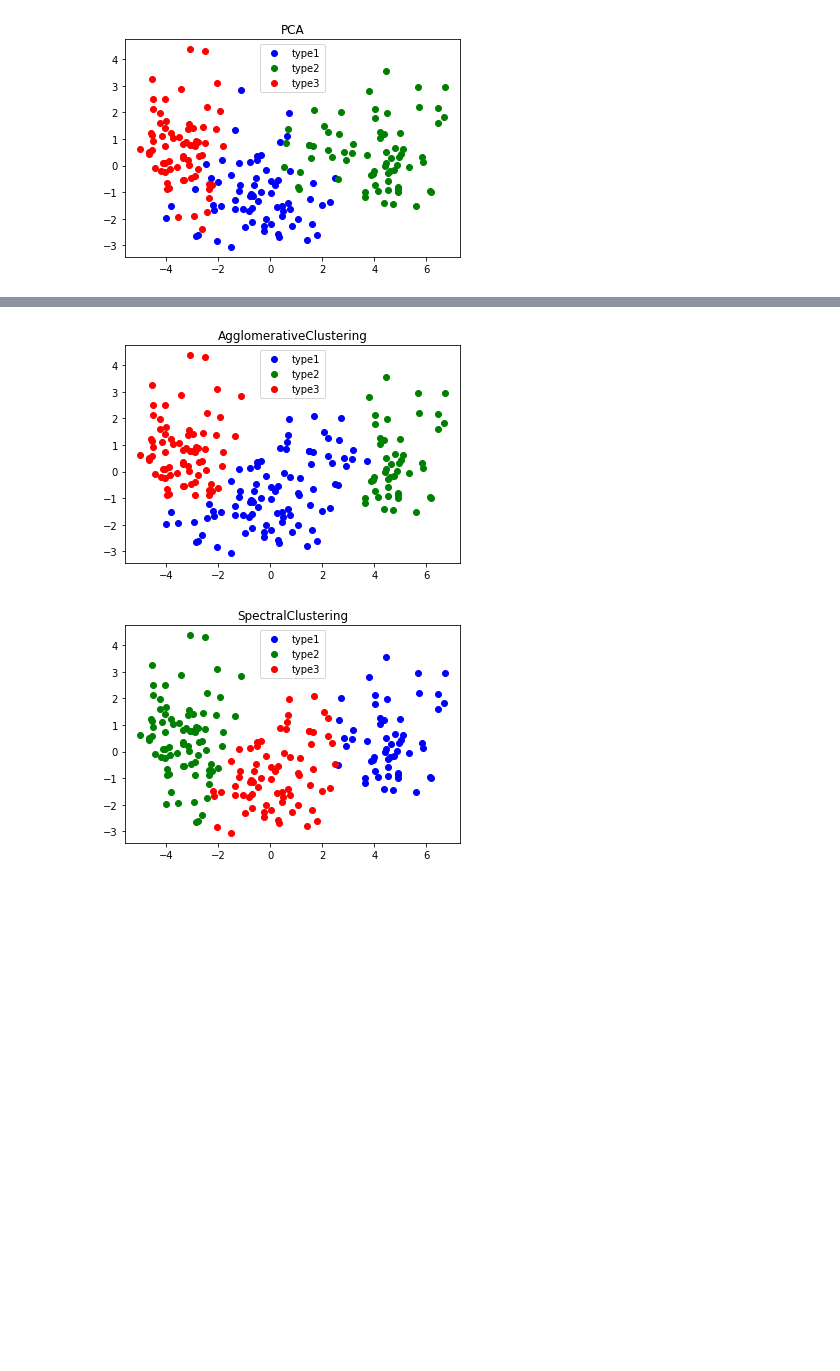
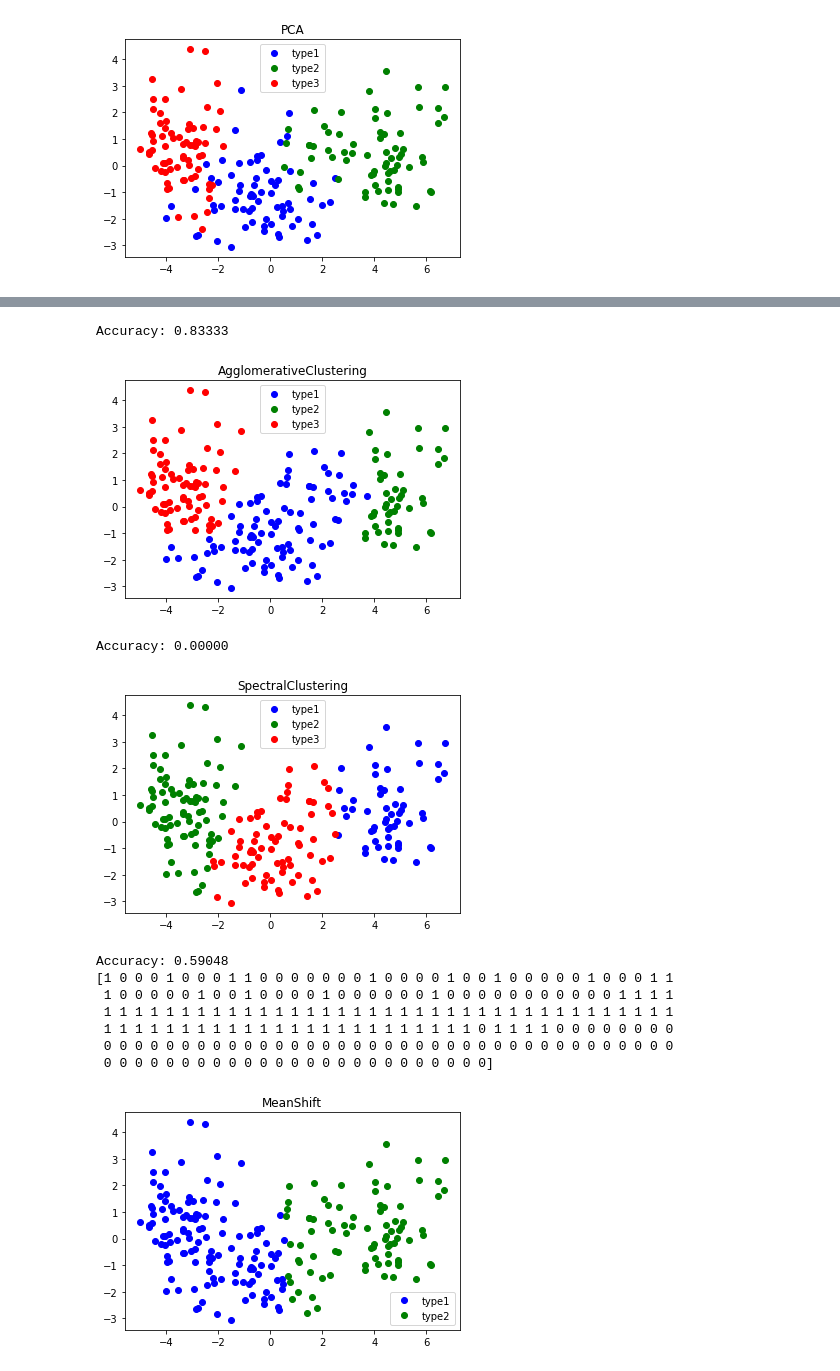
Before and after one commit to mhendlich/ml, a Jupyter notebook: ml_course_en/assignments/Assignment 05. Unsupervised_learning.ipynb, the cells around one changed output, grey strips where cells are left out. Cells and saved outputs as stored; diff of their text form; code cells hidden in the pictures; blank space fills up the shorter version.

```diff
--- a/ml_course_en/assignments/Assignment 05. Unsupervised_learning.ipynb
+++ b/ml_course_en/assignments/Assignment 05. Unsupervised_learning.ipynb
@@ -398,6 +403,9 @@ plt.show()
 # %%
 model = AgglomerativeClustering(n_clusters=3)
 prediction = model.fit_predict(x_pca)
+
+# print accuracy
+print('Accuracy: {:.5f}'.format(accuracy_score(y - 1, prediction)))
 
 plt.title('AgglomerativeClustering')
 plt.plot(x_pca[prediction == 0, 0], x_pca[prediction == 0, 1], 'bo', label='type1')
@@ -406,10 +414,14 @@ plt.plot(x_pca[prediction == 2, 0], x_pca[prediction == 2, 1], 'ro', label='type
 plt.legend(loc=0)
 plt.show()
 # %% [output]
+Accuracy: 0.83333
 [figure]
 # %%
 model = SpectralClustering(n_clusters=3)
 prediction = model.fit_predict(x_pca)
+
+# print accuracy
+print('Accuracy: {:.5f}'.format(accuracy_score(y - 1, prediction)))
 
 plt.title('SpectralClustering')
 plt.plot(x_pca[prediction == 0, 0], x_pca[prediction == 0, 1], 'bo', label='type1')
@@ -418,4 +430,32 @@ plt.plot(x_pca[prediction == 2, 0], x_pca[prediction == 2, 1], 'ro', label='type
 plt.legend(loc=0)
 plt.show()
 # %% [output]
+Accuracy: 0.00000
 [figure]
+# %%
+# mean shift
+from sklearn.cluster import MeanShift
+
+model = MeanShift()
+prediction = model.fit_predict(x_pca)
+
+# print accuracy
+print('Accuracy: {:.5f}'.format(accuracy_score(y - 1, prediction)))
+
+print(prediction)
+
+# plot
+plt.title('MeanShift')
+plt.plot(x_pca[prediction == 0, 0], x_pca[prediction == 0, 1], 'bo', label='type1')
+plt.plot(x_pca[prediction == 1, 0], x_pca[prediction == 1, 1], 'go', label='type2')
+plt.legend(loc=0)
+plt.show()
+# %% [output]
+Accuracy: 0.59048
+[1 0 0 0 1 0 0 0 1 1 0 0 0 0 0 0 0 1 0 0 0 0 1 0 0 1 0 0 0 0 0 1 0 0 0 1 1
+ 1 0 0 0 0 0 1 0 0 1 0 0 0 0 1 0 0 0 0 0 0 1 0 0 0 0 0 0 0 0 0 0 0 1 1 1 1
+ 1 1 1 1 1 1 1 1 1 1 1 1 1 1 1 1 1 1 1 1 1 1 1 1 1 1 1 1 1 1 1 1 1 1 1 1 1
+ 1 1 1 1 1 1 1 1 1 1 1 1 1 1 1 1 1 1 1 1 1 1 1 1 0 1 1 1 1 0 0 0 0 0 0 0 0
+ 0 0 0 0 0 0 0 0 0 0 0 0 0 0 0 0 0 0 0 0 0 0 0 0 0 0 0 0 0 0 0 0 0 0 0 0 0
+ 0 0 0 0 0 0 0 0 0 0 0 0 0 0 0 0 0 0 0 0 0 0 0 0 0]
+[figure, added]
```
Also changed, not shown: parts of 4 cells of this notebook.
